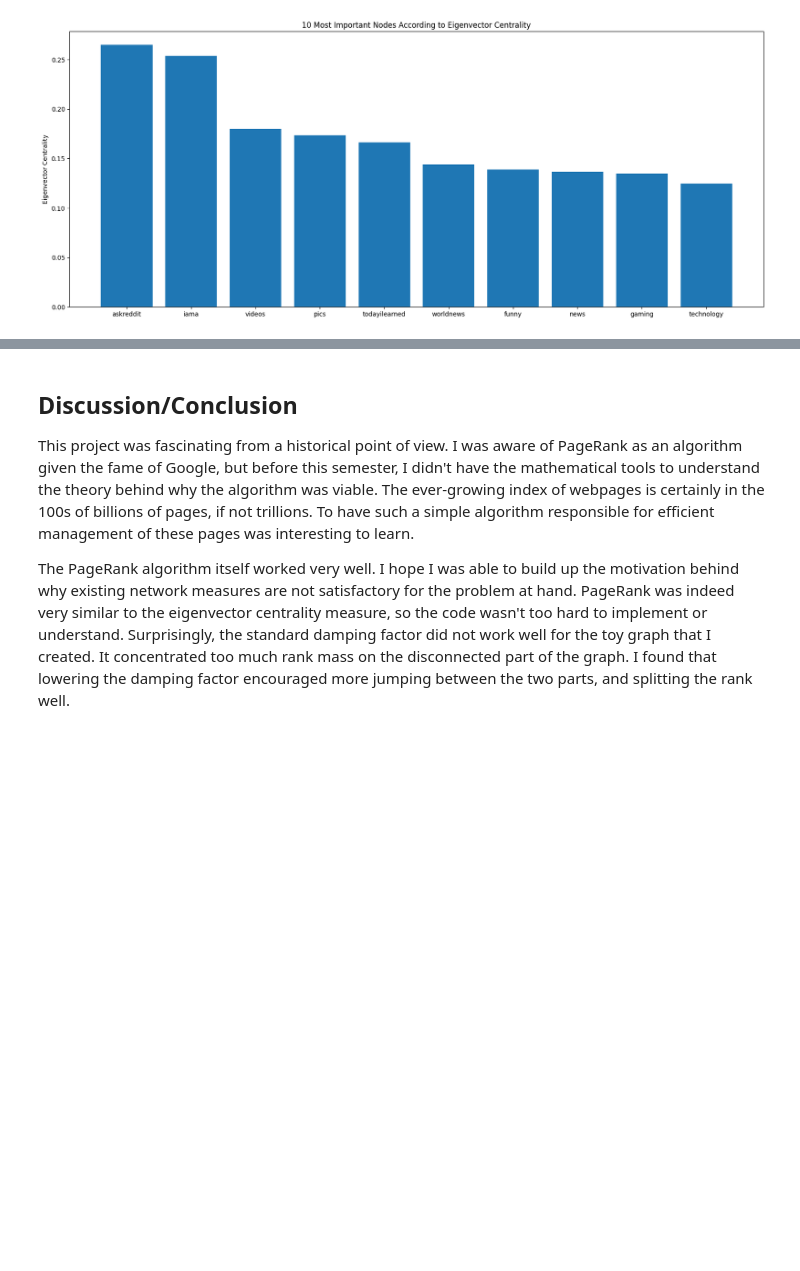
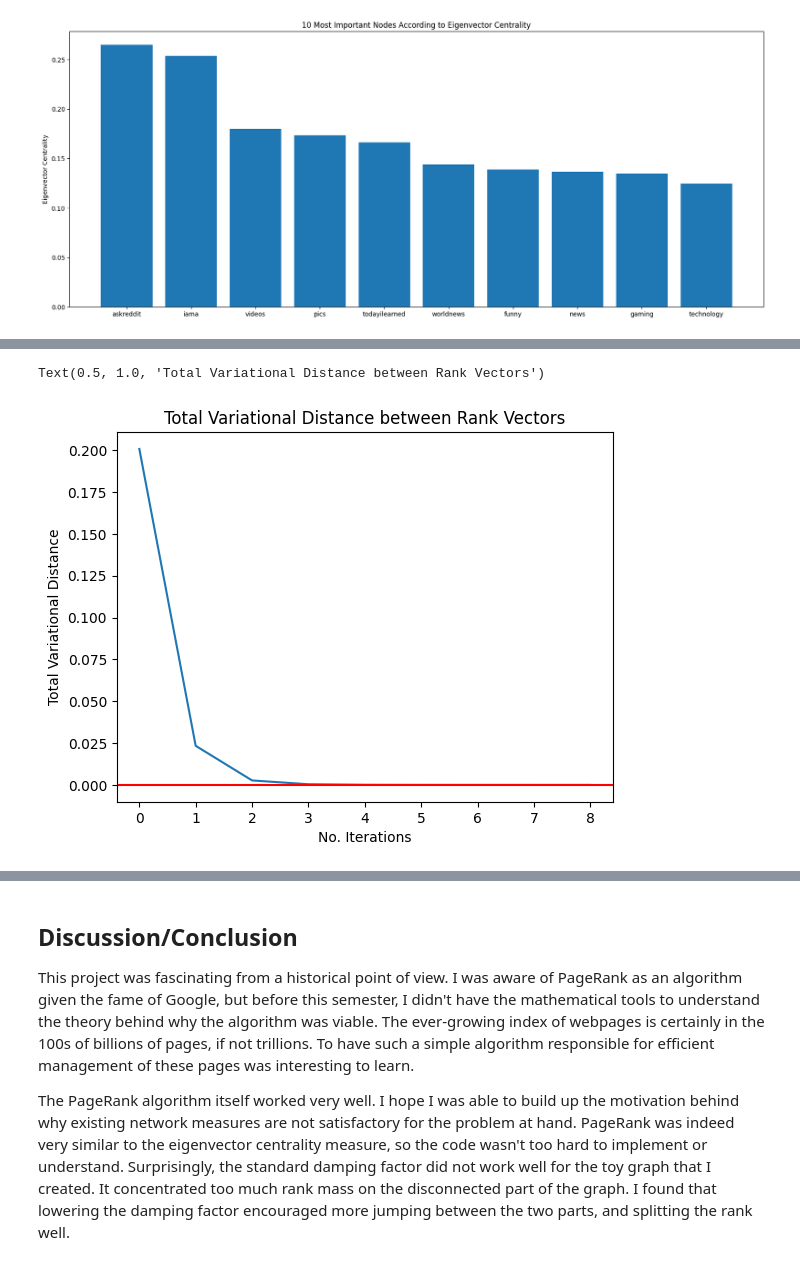
Before and after one commit to vviggyy/mc_pagerank, a Jupyter notebook: mc_pagerank.ipynb, the cells around one changed output, grey strips where cells are left out. Drawn from its saved outputs; the diff is of its cells as text; code cells hidden in the pictures; blank space fills up the shorter version.

```diff
--- a/mc_pagerank.ipynb
+++ b/mc_pagerank.ipynb
@@ -294,7 +293,7 @@ I chose a dataset from the Stanford Network Analysis Project (SNAP) which has a
 It was part of a larger project attempting to understand "how subreddits attack each other", with more information found [here.](https://snap.stanford.edu/conflict/)
 # %%
 #load in reddit graph and create digraph
-reddit = pd.read_csv("soc-redditHyperlinks-body.tsv", sep="\t")
+reddit = pd.read_csv("../soc-redditHyperlinks-body.tsv", sep="\t")
 g_reddit = nx.from_pandas_edgelist(reddit, source="SOURCE_SUBREDDIT", target="TARGET_SUBREDDIT", create_using=nx.DiGraph())
 # %% [markdown]
 We can briefly explore the digraph here. It's infeasibly to print out thousands of nodes to the notebook, but we can still get a good idea of what the dataset *feels* like.
@@ -346,19 +349,17 @@ Text(0.5, 1.0, '10 Most Important Nodes According to Eigenvector Centrality')
+# %%
+n_red = g_reddit.number_of_nodes()
 # %%
-rank = np.full(n+4, 1/(n+4))
-no_it = 0
-tvds = []
-tvd_it = eps + 1 #init above eps to enter loop
+rank = np.full(n_red, 1/n_red)
+E = np.full(n_red, 1/n_red) #uniform teleportation
+A_reddit = nx.to_scipy_sparse_array(g_reddit)
 
-#test convergence for connected example.
-while tvd_it > eps and no_it < 100:
-    new_rank = update(rank, graph_web)
-    tvd_it = tvd(prev_rank=rank, curr_rank=new_rank)
-    tvds.append(tvd_it) #keep track of tvds for plotting
-    rank = new_rank
-    no_it += 1
-
+tvds, rank_reddit = pagerank(rank, A_reddit, E, alpha = 0.3, max_it=100)
 
 plt.plot(np.arange(0, len(tvds), 1), np.array(tvds))
+plt.axhline(eps, color = "red")
 plt.xlabel("No. Iterations")
 plt.ylabel("Total Variational Distance")
 plt.title("Total Variational Distance between Rank Vectors")
+# %% [output]
+Text(0.5, 1.0, 'Total Variational Distance between Rank Vectors')
+[figure, added]
```
Also changed, not shown: parts of 8 cells of this notebook.
